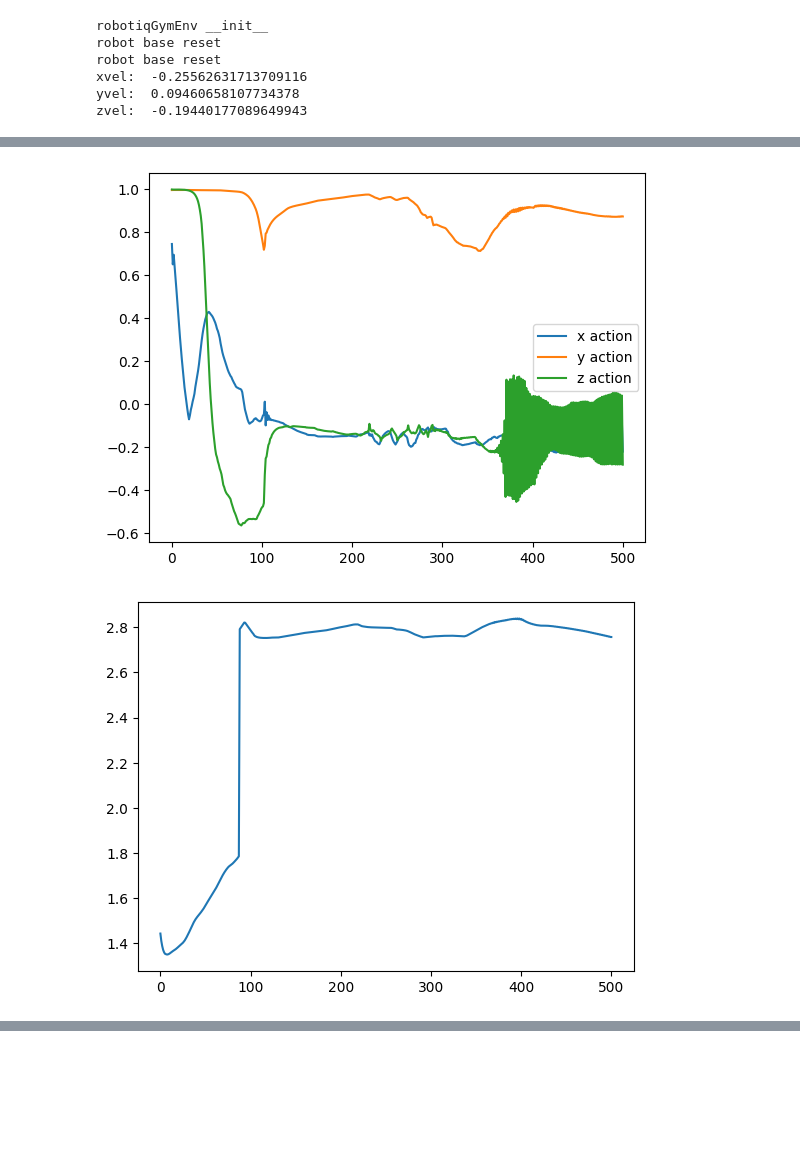
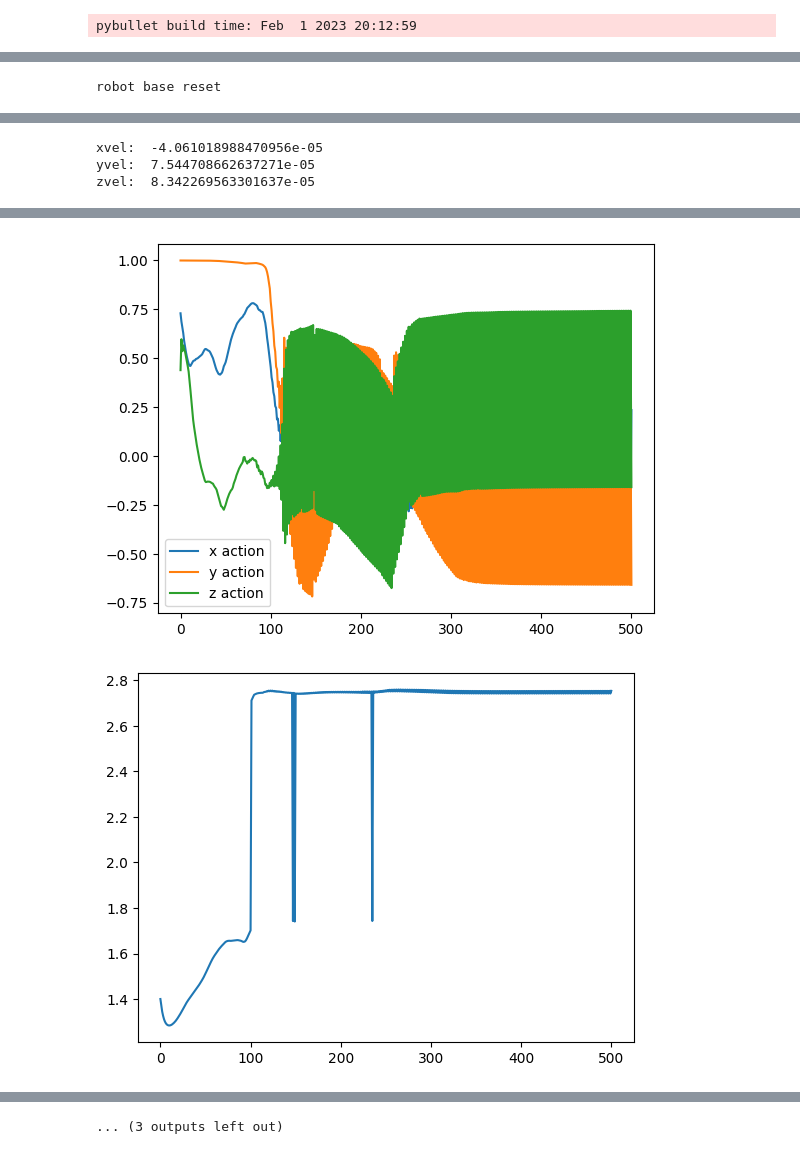
Before and after one commit to baha2r/Fanuc_Robotiq_Grasp, a Jupyter notebook: EnvDebug.ipynb, the cells around one changed output, grey strips where cells are left out. Saved outputs shown, nothing was run; the diff lists cells and outputs as text; code cells hidden in the pictures; blank space fills up the shorter version.

```diff
--- a/EnvDebug.ipynb
+++ b/EnvDebug.ipynb
@@ -71,7 +71,7 @@ def main():
         ytargetvel = p.getBaseVelocity(env.blockUid)[0][1]
         ztargetvel = p.getBaseVelocity(env.blockUid)[0][2]
         contactforce_ = np.append(contactforce_ , env._contactinfo()[4])
-        # env.render()
+        env.render()
         # time.sleep(0.1)
 
 
@@ -112,9 +112,4 @@ def main():
 if __name__ == "__main__":
   main()
 # %% [output]
-robotiqGymEnv __init__
-robot base reset
-robot base reset
-xvel:  -0.25562631713709116
-yvel:  0.09460658107734378
-zvel:  -0.19440177089649943
+pybullet build time: Feb  1 2023 20:12:59
@@ -120,0 +150 @@ zvel:  -0.19440177089649943
+robot base reset
@@ -120,0 +152,3 @@ zvel:  -0.19440177089649943
+xvel:  -4.061018988470956e-05
+yvel:  7.544708662637271e-05
+zvel:  8.342269563301637e-05
@@ -121,2 +156,2 @@ zvel:  -0.19440177089649943
-[figure, old version]
+[figure, new version]
-[figure, old version]
+[figure, new version]
@@ -125,0 +161 @@ zvel:  -0.19440177089649943
+... (3 outputs left out)
```
Also changed, not shown: parts of 1 cell of this notebook, 6 other files.
